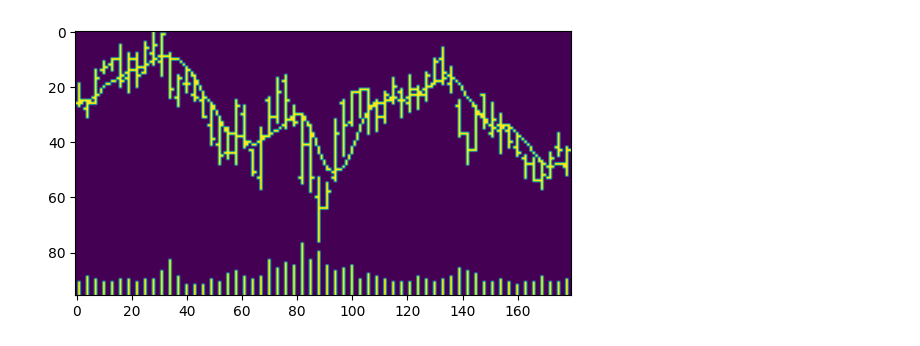
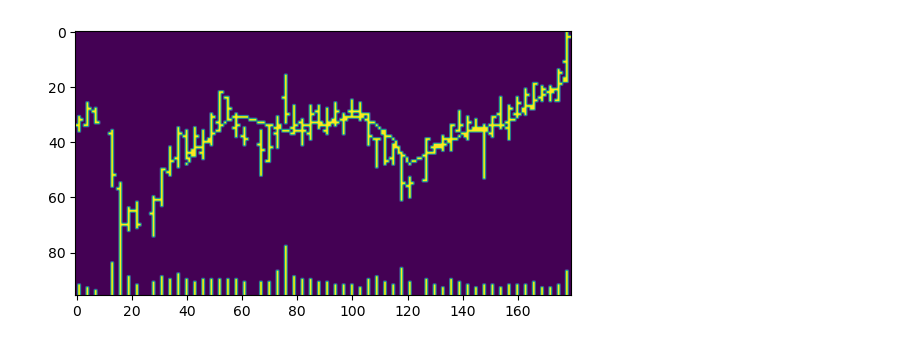
Before and after one commit to ChoiInYeol/ChartPortfolio, a Jupyter notebook: dataload/make_image (sample) .ipynb, the cells around one changed output. Drawn from its saved outputs; the diff is of its cells as text; code cells hidden in the pictures.

```diff
--- a/dataload/make_image (sample) .ipynb
+++ b/dataload/make_image (sample) .ipynb
@@ -23,12 +29,12 @@ images.shape, labels.shape
 # %%
 # 이미지 데이터를 그림으로 변환
 import matplotlib.pyplot as plt
 
 def plot_candlestick(image):
     fig, ax = plt.subplots()
     ax.imshow(image)
     plt.show()
 
-plot_candlestick(images[150])
+plot_candlestick(images[150][2])
 # %% [output]
-[figure, old version]
+[figure, new version]
```
Also changed, not shown: parts of 4 cells of this notebook, 12 other files.
